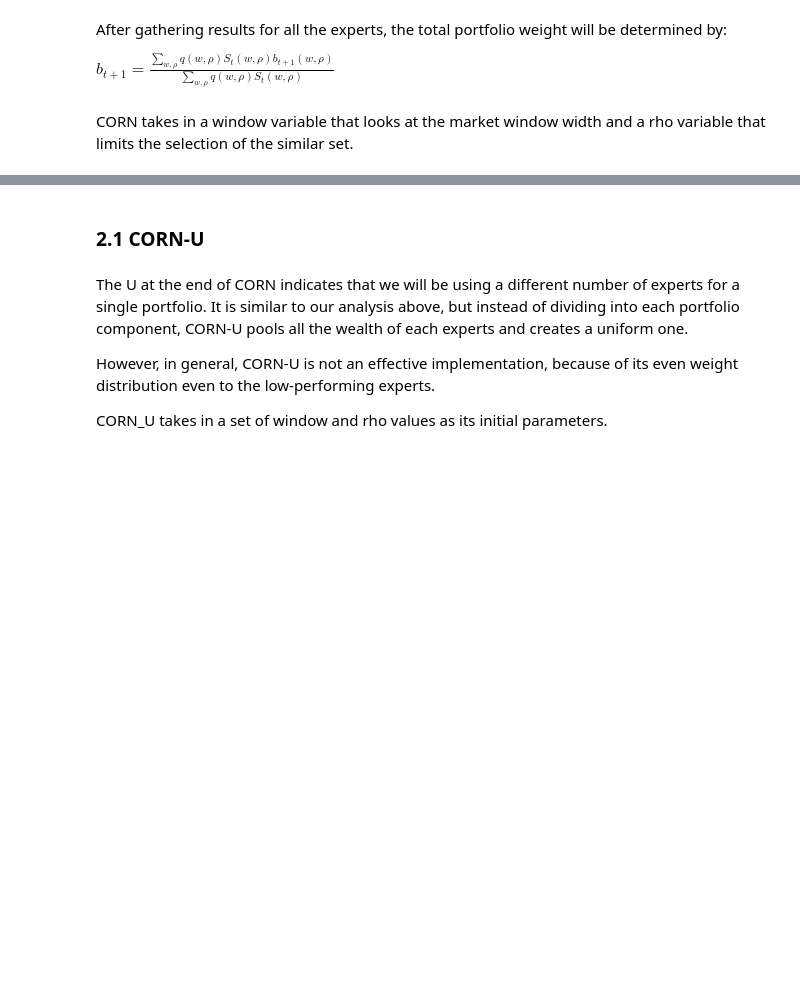
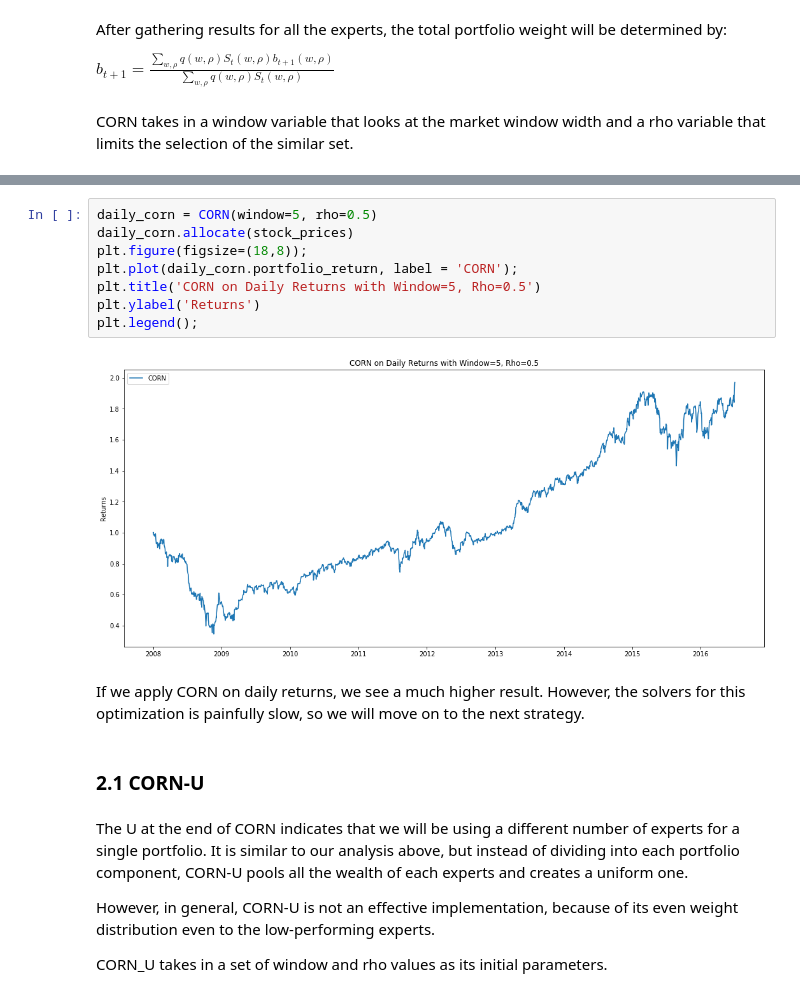
Before and after one commit to hudson-and-thames/mlfinlab, a Jupyter notebook: mlfinlab/online_portfolio_selection/Pattern Matching.ipynb, the cells around one changed output, grey strips where cells are left out. Saved outputs shown, nothing was run; the diff lists cells and outputs as text; blank space fills up the shorter version.

```diff
--- a/mlfinlab/online_portfolio_selection/Pattern Matching.ipynb
+++ b/mlfinlab/online_portfolio_selection/Pattern Matching.ipynb
@@ -143,3 +143,15 @@ Different rho values produced mixed results. A general trend that we can identif
+# %%
+daily_corn = CORN(window=5, rho=0.5)
+daily_corn.allocate(stock_prices)
+plt.figure(figsize=(18,8));
+plt.plot(daily_corn.portfolio_return, label = 'CORN');
+plt.title('CORN on Daily Returns with Window=5, Rho=0.5')
+plt.ylabel('Returns')
+plt.legend();
+# %% [output]
+[figure, added]
+# %% [markdown]
+If we apply CORN on daily returns, we see a much higher result. However, the solvers for this optimization is painfully slow, so we will move on to the next strategy.
 # %% [markdown]
 ### 2.1 CORN-U
 # %% [markdown]
```
Also changed, not shown: parts of 16 cells of this notebook, 31 other files.
